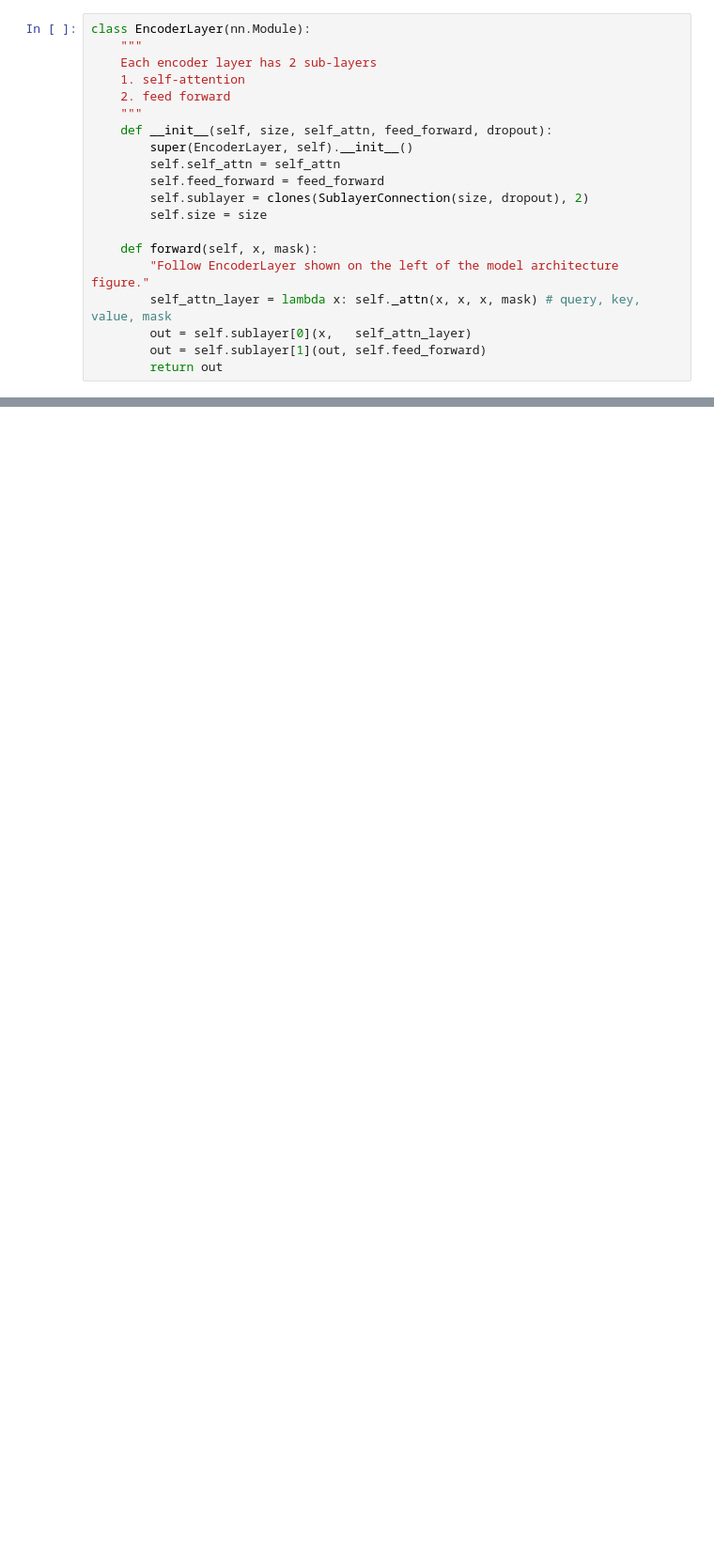
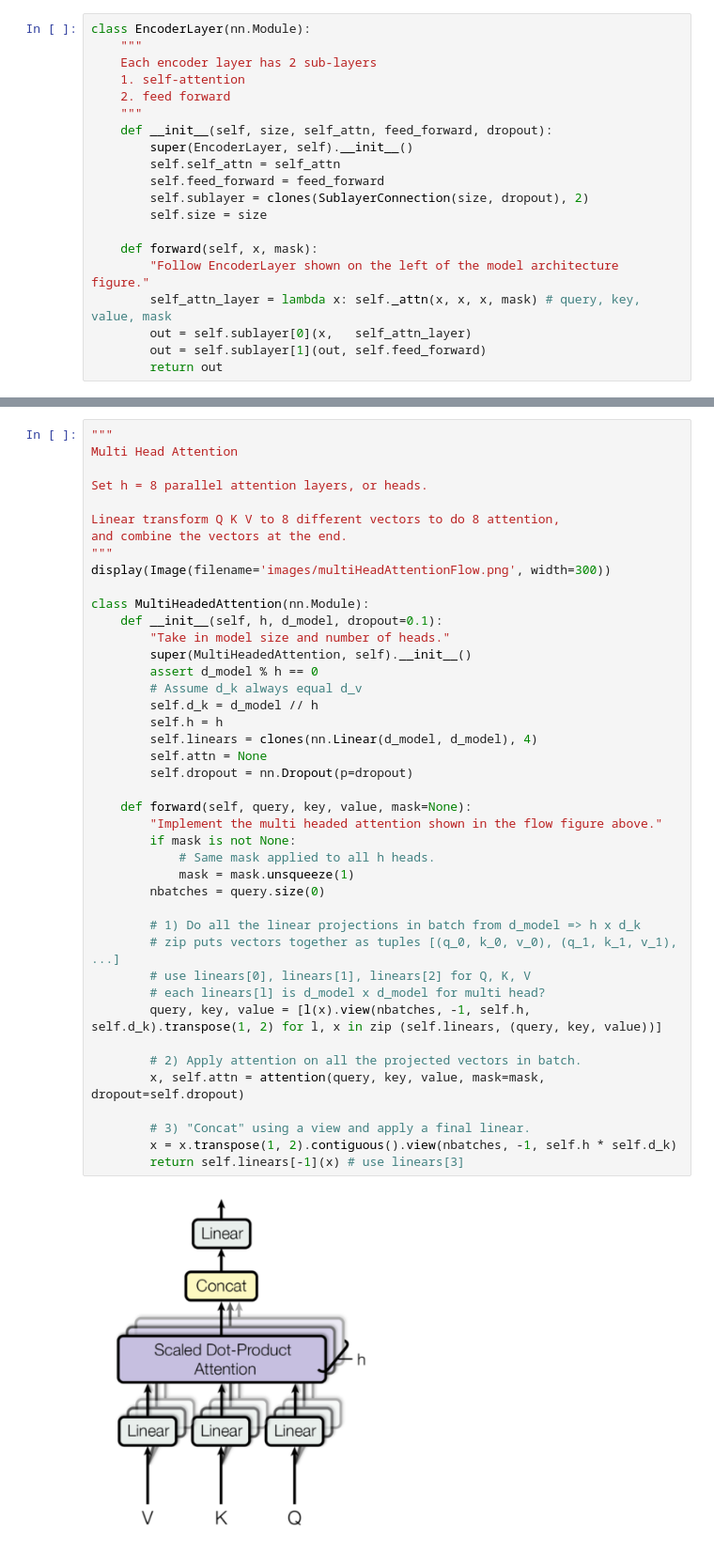
Before and after one commit to Trip1eLift/practice-pytorch, a Jupyter notebook: transformer/main.ipynb, the cells around one changed output, grey strips where cells are left out. Shown at 94% size. Drawn from its saved outputs; the diff is of its cells as text; blank space fills up the shorter version.

```diff
--- a/transformer/main.ipynb
+++ b/transformer/main.ipynb
@@ -156,0 +259,44 @@ class EncoderLayer(nn.Module):
+# %%
+"""
+Multi Head Attention
+
+Set h = 8 parallel attention layers, or heads.
+
+Linear transform Q K V to 8 different vectors to do 8 attention,
+and combine the vectors at the end.
+"""
+display(Image(filename='images/multiHeadAttentionFlow.png', width=300))
+
+class MultiHeadedAttention(nn.Module):
+    def __init__(self, h, d_model, dropout=0.1):
+        "Take in model size and number of heads."
+        super(MultiHeadedAttention, self).__init__()
+        assert d_model % h == 0
+        # Assume d_k always equal d_v
+        self.d_k = d_model // h
+        self.h = h
+        self.linears = clones(nn.Linear(d_model, d_model), 4)
+        self.attn = None
+        self.dropout = nn.Dropout(p=dropout)
+
+    def forward(self, query, key, value, mask=None):
+        "Implement the multi headed attention shown in the flow figure above."
+        if mask is not None:
+            # Same mask applied to all h heads.
+            mask = mask.unsqueeze(1)
+        nbatches = query.size(0)
+
+        # 1) Do all the linear projections in batch from d_model => h x d_k
+        # zip puts vectors together as tuples [(q_0, k_0, v_0), (q_1, k_1, v_1), ...]
+        # use linears[0], linears[1], linears[2] for Q, K, V
+        # each linears[l] is d_model x d_model for multi head?
+        query, key, value = [l(x).view(nbatches, -1, self.h, self.d_k).transpose(1, 2) for l, x in zip (self.linears, (query, key, value))]
+
+        # 2) Apply attention on all the projected vectors in batch.
+        x, self.attn = attention(query, key, value, mask=mask, dropout=self.dropout)
+
+        # 3) "Concat" using a view and apply a final linear.
+        x = x.transpose(1, 2).contiguous().view(nbatches, -1, self.h * self.d_k)
+        return self.linears[-1](x) # use linears[3]
+# %% [output]
+[figure, added]
```
Also changed, not shown: parts of 6 cells of this notebook, 3 other files.
